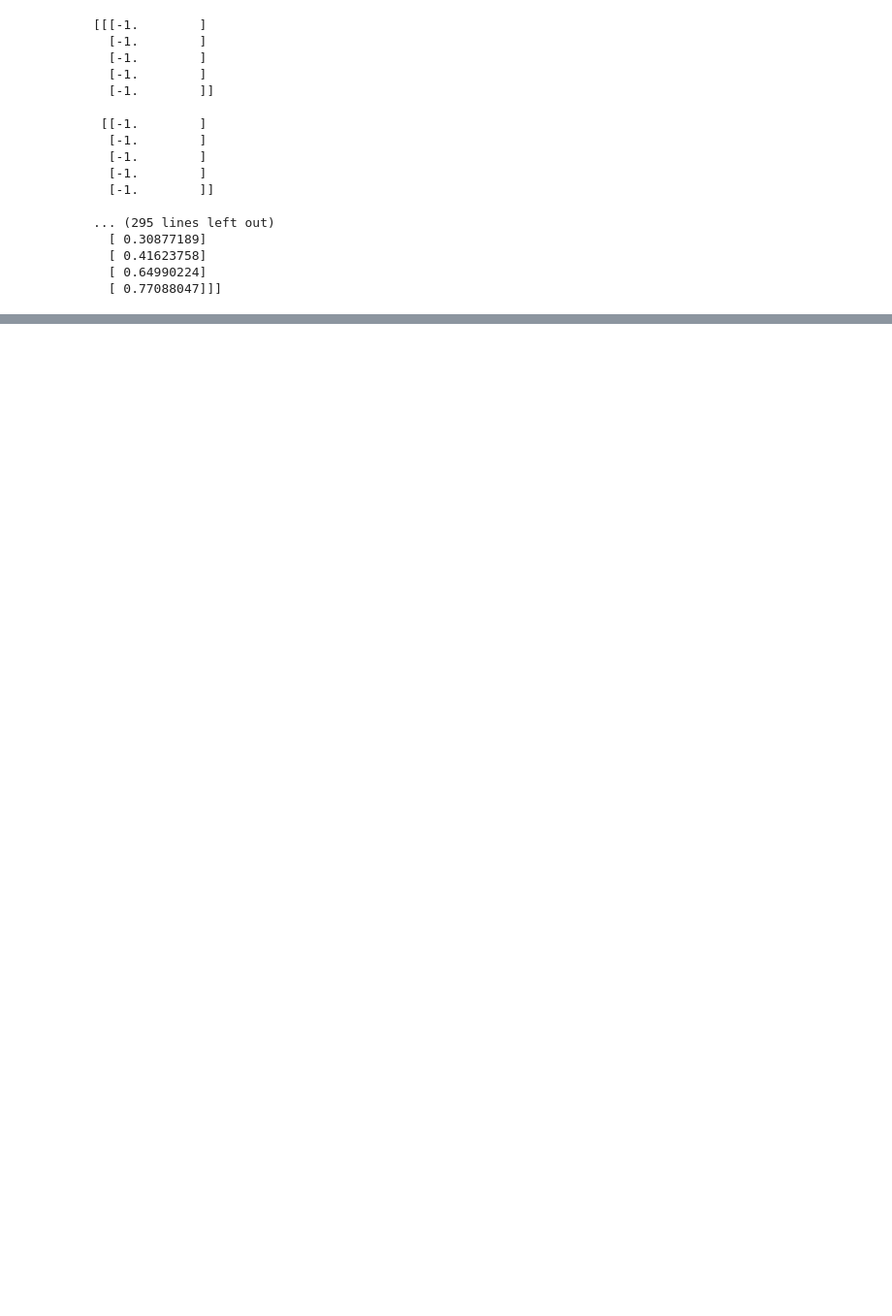
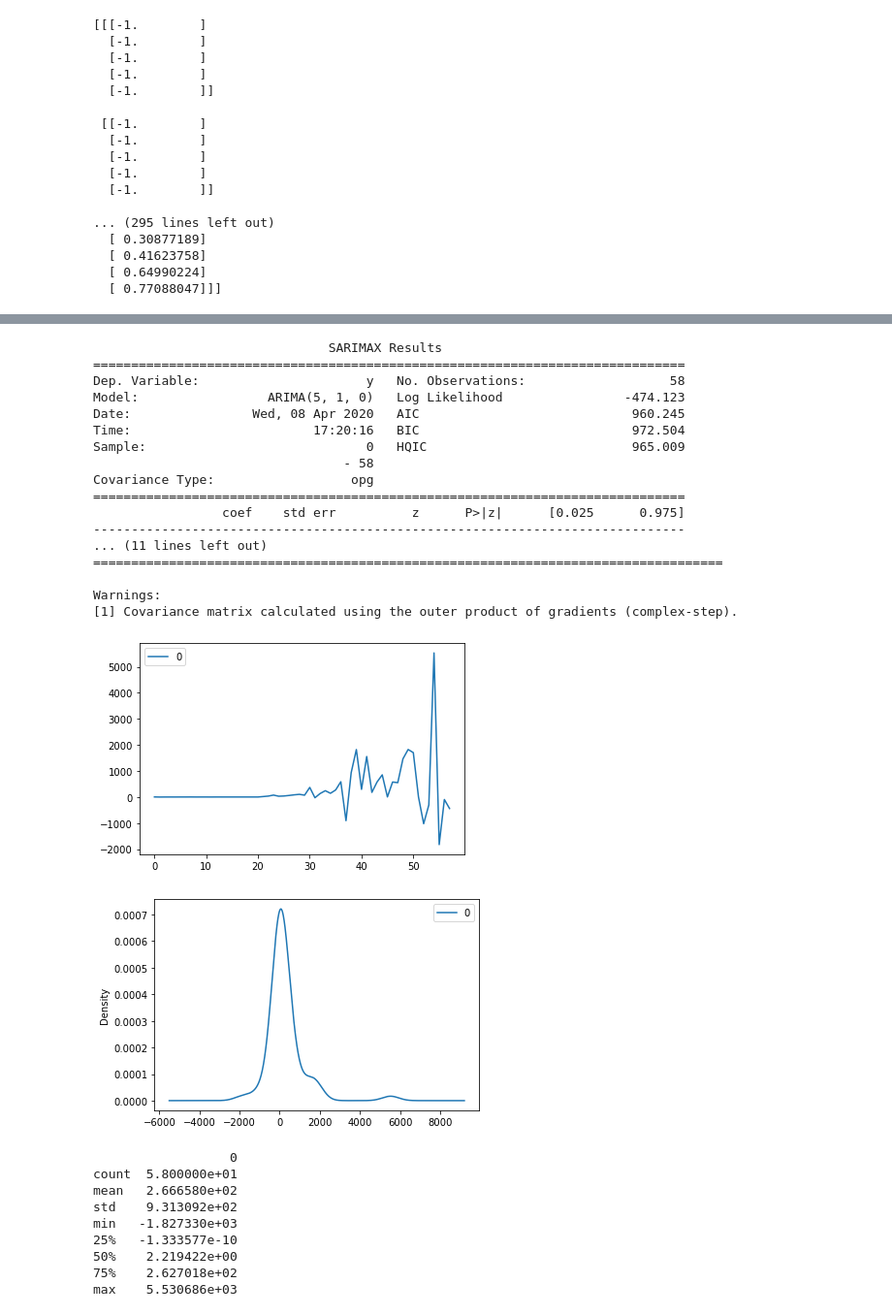
Before and after one commit to BrunoMartins11/covid-19-API, a Jupyter notebook: Notebook/Covid-Analyzer.ipynb, the cells around one changed output, grey strips where cells are left out. Shown at 97% size. Drawn from its saved outputs; the diff is of its cells as text; code cells hidden in the pictures; blank space fills up the shorter version.

```diff
--- a/Notebook/Covid-Analyzer.ipynb
+++ b/Notebook/Covid-Analyzer.ipynb
@@ -222,0 +302,43 @@ LinearRegression(copy_X=True, fit_intercept=True, n_jobs=None, normalize=False)
+# %%
+# ARIMA Model
+from statsmodels.tsa.arima.model import ARIMA
+
+model = ARIMA(data_arima.values, order=(5,1,0))
+model_fit = model.fit()
+print(model_fit.summary())
+# plot residual errors
+residuals = pd.DataFrame(model_fit.resid)
+residuals.plot()
+plt.show()
+residuals.plot(kind='kde')
+plt.show()
+print(residuals.describe())
+# %% [output]
+                               SARIMAX Results
+==============================================================================
+Dep. Variable:                      y   No. Observations:                   58
+Model:                 ARIMA(5, 1, 0)   Log Likelihood                -474.123
+Date:                Wed, 08 Apr 2020   AIC                            960.245
+Time:                        17:20:16   BIC                            972.504
+Sample:                             0   HQIC                           965.009
+                                 - 58
+Covariance Type:                  opg
+==============================================================================
+                 coef    std err          z      P>|z|      [0.025      0.975]
+------------------------------------------------------------------------------
+... (11 lines left out)
+===================================================================================
+
+Warnings:
+[1] Covariance matrix calculated using the outer product of gradients (complex-step).
+[figure, added]
+[figure, added]
+                  0
+count  5.800000e+01
+mean   2.666580e+02
+std    9.313092e+02
+min   -1.827330e+03
+25%   -1.333577e-10
+50%    2.219422e+00
+75%    2.627018e+02
+max    5.530686e+03
```
Also changed, not shown: parts of 18 cells of this notebook.
